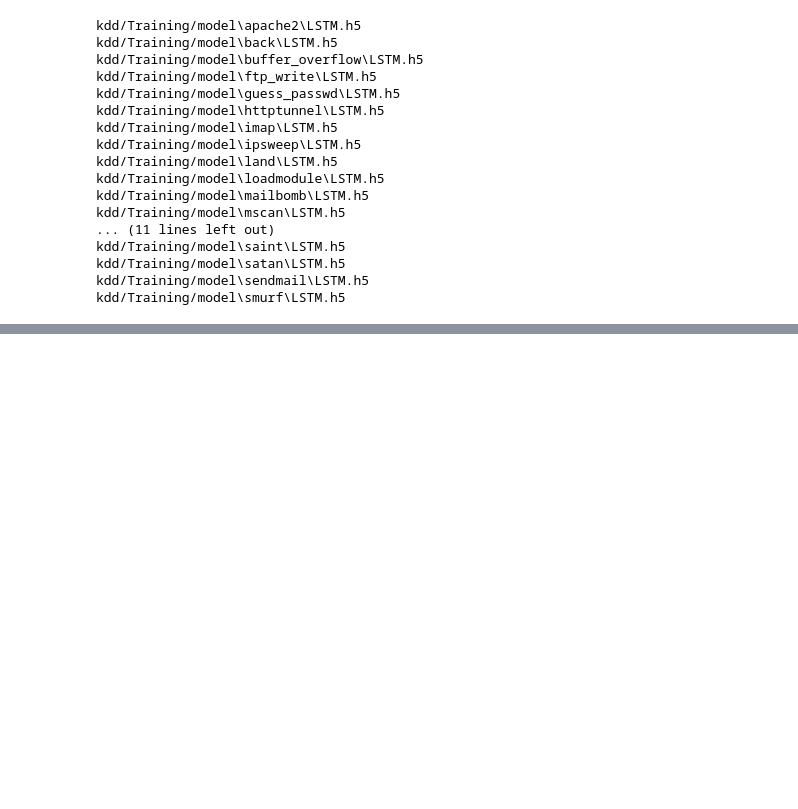
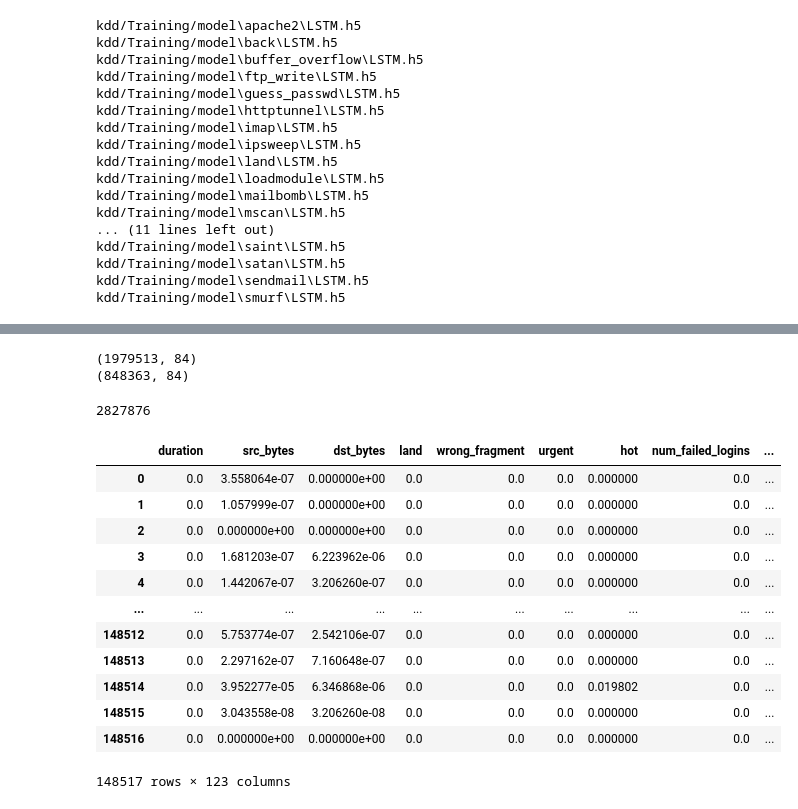
Before and after one commit to punyawat-jar/ML-Based-Adaptive-Cybersecurity-Incident-Detection, a Jupyter notebook: Code_and_model/Program/temp.ipynb, the cells around one changed output, grey strips where cells are left out. Saved outputs shown, nothing was run; the diff lists cells and outputs as text; code cells hidden in the pictures; blank space fills up the shorter version.

```diff
--- a/Code_and_model/Program/temp.ipynb
+++ b/Code_and_model/Program/temp.ipynb
@@ -304,0 +330,28 @@ model
+# %%
+print(df1.shape)
+print(df2.shape)
+# %% [output]
+(1979513, 84)
+(848363, 84)
+# %%
+1979513 + 848363
+# %% [output]
+2827876
+# %%
+df = pd.read_csv('./kdd/KDD.csv')
+# %%
+df
+# %% [output]
+|  | duration | src_bytes | dst_bytes | land | wrong_fragment | urgent | hot | num_failed_logins | ... |
+| 0 | 0.0 | 3.558064e-07 | 0.000000e+00 | 0.0 | 0.0 | 0.0 | 0.000000 | 0.0 | ... |
+| 1 | 0.0 | 1.057999e-07 | 0.000000e+00 | 0.0 | 0.0 | 0.0 | 0.000000 | 0.0 | ... |
+| 2 | 0.0 | 0.000000e+00 | 0.000000e+00 | 0.0 | 0.0 | 0.0 | 0.000000 | 0.0 | ... |
+| 3 | 0.0 | 1.681203e-07 | 6.223962e-06 | 0.0 | 0.0 | 0.0 | 0.000000 | 0.0 | ... |
+| 4 | 0.0 | 1.442067e-07 | 3.206260e-07 | 0.0 | 0.0 | 0.0 | 0.000000 | 0.0 | ... |
+| ... | ... | ... | ... | ... | ... | ... | ... | ... | ... |
+| 148512 | 0.0 | 5.753774e-07 | 2.542106e-07 | 0.0 | 0.0 | 0.0 | 0.000000 | 0.0 | ... |
+| 148513 | 0.0 | 2.297162e-07 | 7.160648e-07 | 0.0 | 0.0 | 0.0 | 0.000000 | 0.0 | ... |
+| 148514 | 0.0 | 3.952277e-05 | 6.346868e-06 | 0.0 | 0.0 | 0.0 | 0.019802 | 0.0 | ... |
+| 148515 | 0.0 | 3.043558e-08 | 3.206260e-08 | 0.0 | 0.0 | 0.0 | 0.000000 | 0.0 | ... |
+| 148516 | 0.0 | 0.000000e+00 | 0.000000e+00 | 0.0 | 0.0 | 0.0 | 0.000000 | 0.0 | ... |
+148517 rows × 123 columns
```
Also changed, not shown: parts of 4 cells of this notebook, 3 other files.
